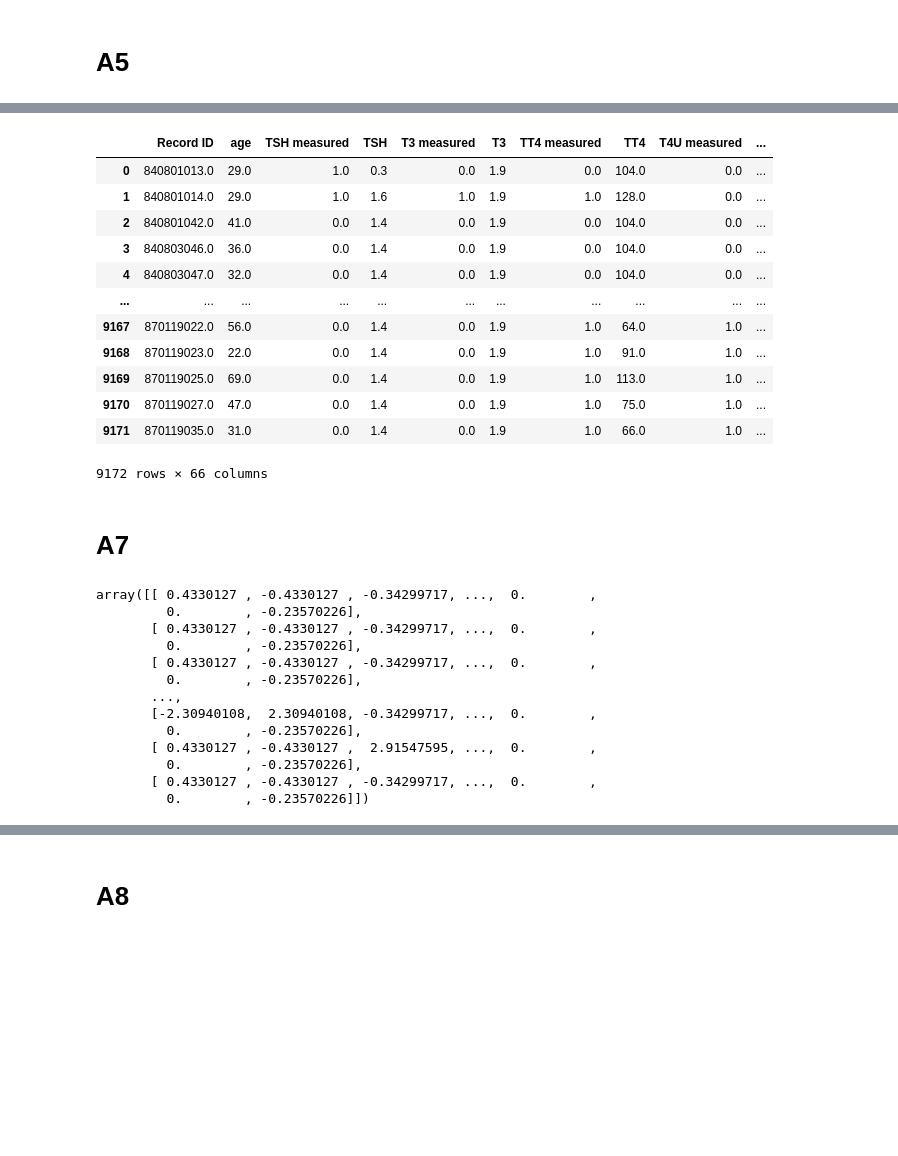
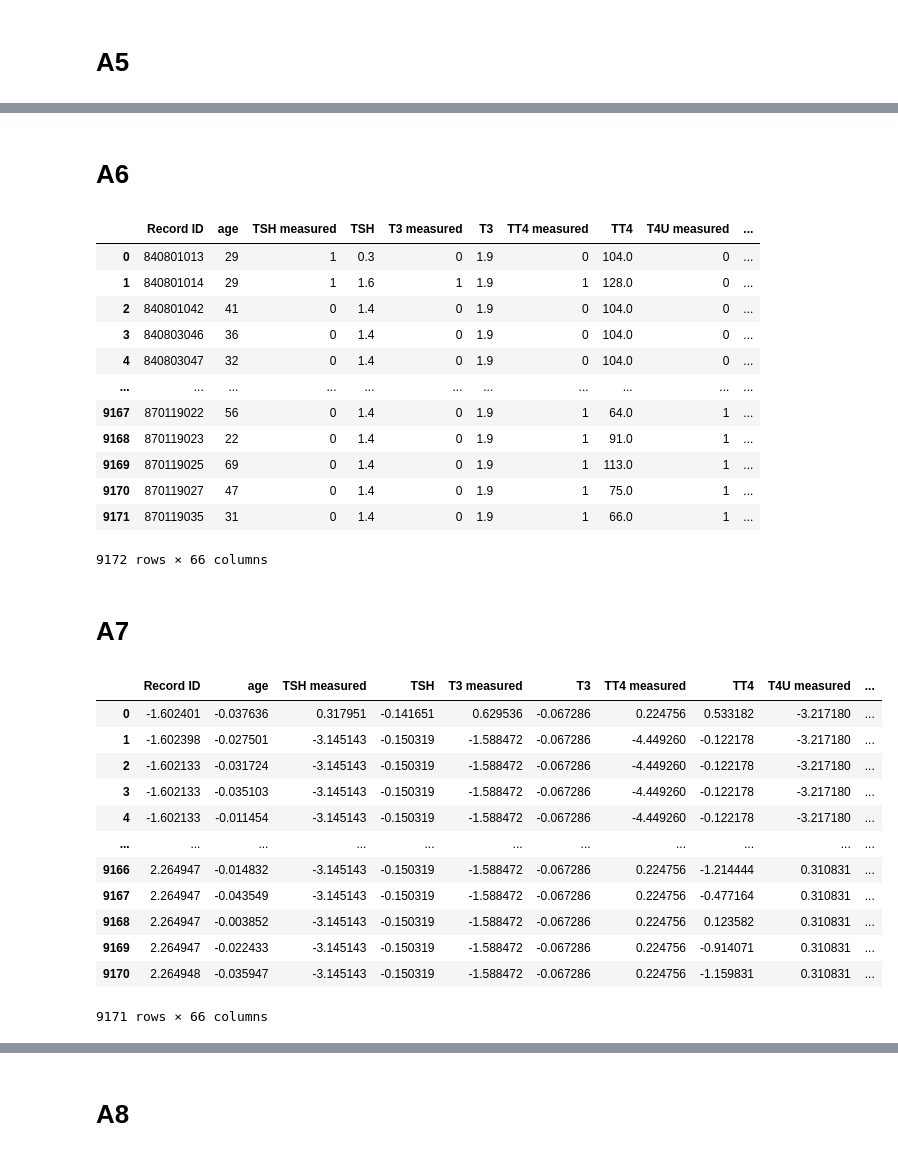
Before and after one commit to Prakash-Jugunta/MachineLearning, a Jupyter notebook: Assignment2/Assignment2.ipynb, the cells around one changed output, grey strips where cells are left out. Saved outputs shown, nothing was run; the diff lists cells and outputs as text; code cells hidden in the pictures; blank space fills up the shorter version.

```diff
--- a/Assignment2/Assignment2.ipynb
+++ b/Assignment2/Assignment2.ipynb
@@ -214,7 +163,10 @@ data
 # %%
-data.info()
-change=list(data.columns)[0:13]
-for col in change:
+# Initially one hot encoding gives boolean values, for easy calculation we convert them into binary
+boolean_data=list(data.columns)[13:66]
+data[boolean_data]=data[boolean_data].astype('int')
+remaining_data=list(data.columns)[0:13]
+
+for col in remaining_data:
     data[col] = pd.to_numeric(data[col], errors='coerce')
 data
 # %% [output]
@@ -384,3 +234,0 @@ data
-# %%
-for col in numeric_columns:
-    data[col]=data[col].astype('float')
@@ -419,41 +235,47 @@ TBG
+# %% [markdown]
+# A6
+# %%
+# Imputing numeric data with median
+numeric_columns=list(data.select_dtypes(include=['number']).columns)
+for col in numeric_columns:
+    data[col]=data[col].fillna(np.nanmedian(data[col]))
+data
+# %% [output]
+|  | Record ID | age | TSH measured | TSH | T3 measured | T3 | TT4 measured | TT4 | T4U measured | ... |
+| 0 | 840801013 | 29 | 1 | 0.3 | 0 | 1.9 | 0 | 104.0 | 0 | ... |
+| 1 | 840801014 | 29 | 1 | 1.6 | 1 | 1.9 | 1 | 128.0 | 0 | ... |
+| 2 | 840801042 | 41 | 0 | 1.4 | 0 | 1.9 | 0 | 104.0 | 0 | ... |
+| 3 | 840803046 | 36 | 0 | 1.4 | 0 | 1.9 | 0 | 104.0 | 0 | ... |
+| 4 | 840803047 | 32 | 0 | 1.4 | 0 | 1.9 | 0 | 104.0 | 0 | ... |
+| ... | ... | ... | ... | ... | ... | ... | ... | ... | ... | ... |
+| 9167 | 870119022 | 56 | 0 | 1.4 | 0 | 1.9 | 1 | 64.0 | 1 | ... |
+| 9168 | 870119023 | 22 | 0 | 1.4 | 0 | 1.9 | 1 | 91.0 | 1 | ... |
+| 9169 | 870119025 | 69 | 0 | 1.4 | 0 | 1.9 | 1 | 113.0 | 1 | ... |
+| 9170 | 870119027 | 47 | 0 | 1.4 | 0 | 1.9 | 1 | 75.0 | 1 | ... |
+| 9171 | 870119035 | 31 | 0 | 1.4 | 0 | 1.9 | 1 | 66.0 | 1 | ... |
+9172 rows × 66 columns
 # %%
 data.to_csv('new.csv')
-# %%
-data
-# %% [output]
-|  | Record ID | age | TSH measured | TSH | T3 measured | T3 | TT4 measured | TT4 | T4U measured | ... |
-| 0 | 840801013.0 | 29.0 | 1.0 | 0.3 | 0.0 | 1.9 | 0.0 | 104.0 | 0.0 | ... |
-| 1 | 840801014.0 | 29.0 | 1.0 | 1.6 | 1.0 | 1.9 | 1.0 | 128.0 | 0.0 | ... |
-| 2 | 840801042.0 | 41.0 | 0.0 | 1.4 | 0.0 | 1.9 | 0.0 | 104.0 | 0.0 | ... |
-| 3 | 840803046.0 | 36.0 | 0.0 | 1.4 | 0.0 | 1.9 | 0.0 | 104.0 | 0.0 | ... |
-| 4 | 840803047.0 | 32.0 | 0.0 | 1.4 | 0.0 | 1.9 | 0.0 | 104.0 | 0.0 | ... |
-| ... | ... | ... | ... | ... | ... | ... | ... | ... | ... | ... |
-| 9167 | 870119022.0 | 56.0 | 0.0 | 1.4 | 0.0 | 1.9 | 1.0 | 64.0 | 1.0 | ... |
-| 9168 | 870119023.0 | 22.0 | 0.0 | 1.4 | 0.0 | 1.9 | 1.0 | 91.0 | 1.0 | ... |
-| 9169 | 870119025.0 | 69.0 | 0.0 | 1.4 | 0.0 | 1.9 | 1.0 | 113.0 | 1.0 | ... |
-| 9170 | 870119027.0 | 47.0 | 0.0 | 1.4 | 0.0 | 1.9 | 1.0 | 75.0 | 1.0 | ... |
-| 9171 | 870119035.0 | 31.0 | 0.0 | 1.4 | 0.0 | 1.9 | 1.0 | 66.0 | 1.0 | ... |
-9172 rows × 66 columns
 # %% [markdown]
 # A7
 # %%
 from sklearn.preprocessing import StandardScaler
 scaler=StandardScaler()
-
+# here first column is records so we are considering from second column
 X=data[1:]
-X=scaler.fit_transform(X)
+X=pd.DataFrame(scaler.fit_transform(X),columns=X.columns)
 X
 # %% [output]
+|  | Record ID | age | TSH measured | TSH | T3 measured | T3 | TT4 measured | TT4 | T4U measured | ... |
+| 0 | -1.602401 | -0.037636 | 0.317951 | -0.141651 | 0.629536 | -0.067286 | 0.224756 | 0.533182 | -3.217180 | ... |
+| 1 | -1.602398 | -0.027501 | -3.145143 | -0.150319 | -1.588472 | -0.067286 | -4.449260 | -0.122178 | -3.217180 | ... |
+| 2 | -1.602133 | -0.031724 | -3.145143 | -0.150319 | -1.588472 | -0.067286 | -4.449260 | -0.122178 | -3.217180 | ... |
+| 3 | -1.602133 | -0.035103 | -3.145143 | -0.150319 | -1.588472 | -0.067286 | -4.449260 | -0.122178 | -3.217180 | ... |
+| 4 | -1.602133 | -0.011454 | -3.145143 | -0.150319 | -1.588472 | -0.067286 | -4.449260 | -0.122178 | -3.217180 | ... |
+| ... | ... | ... | ... | ... | ... | ... | ... | ... | ... | ... |
+| 9166 | 2.264947 | -0.014832 | -3.145143 | -0.150319 | -1.588472 | -0.067286 | 0.224756 | -1.214444 | 0.310831 | ... |
+| 9167 | 2.264947 | -0.043549 | -3.145143 | -0.150319 | -1.588472 | -0.067286 | 0.224756 | -0.477164 | 0.310831 | ... |
+| 9168 | 2.264947 | -0.003852 | -3.145143 | -0.150319 | -1.588472 | -0.067286 | 0.224756 | 0.123582 | 0.310831 | ... |
+| 9169 | 2.264947 | -0.022433 | -3.145143 | -0.150319 | -1.588472 | -0.067286 | 0.224756 | -0.914071 | 0.310831 | ... |
+| 9170 | 2.264948 | -0.035947 | -3.145143 | -0.150319 | -1.588472 | -0.067286 | 0.224756 | -1.159831 | 0.310831 | ... |
-array([[ 0.4330127 , -0.4330127 , -0.34299717, ...,  0.        ,
-         0.        , -0.23570226],
-       [ 0.4330127 , -0.4330127 , -0.34299717, ...,  0.        ,
-         0.        , -0.23570226],
-       [ 0.4330127 , -0.4330127 , -0.34299717, ...,  0.        ,
-         0.        , -0.23570226],
-       ...,
-       [-2.30940108,  2.30940108, -0.34299717, ...,  0.        ,
-         0.        , -0.23570226],
-       [ 0.4330127 , -0.4330127 ,  2.91547595, ...,  0.        ,
-         0.        , -0.23570226],
-       [ 0.4330127 , -0.4330127 , -0.34299717, ...,  0.        ,
-         0.        , -0.23570226]])
+9171 rows × 66 columns
```
Also changed, not shown: parts of 33 cells of this notebook, 3 other files.
